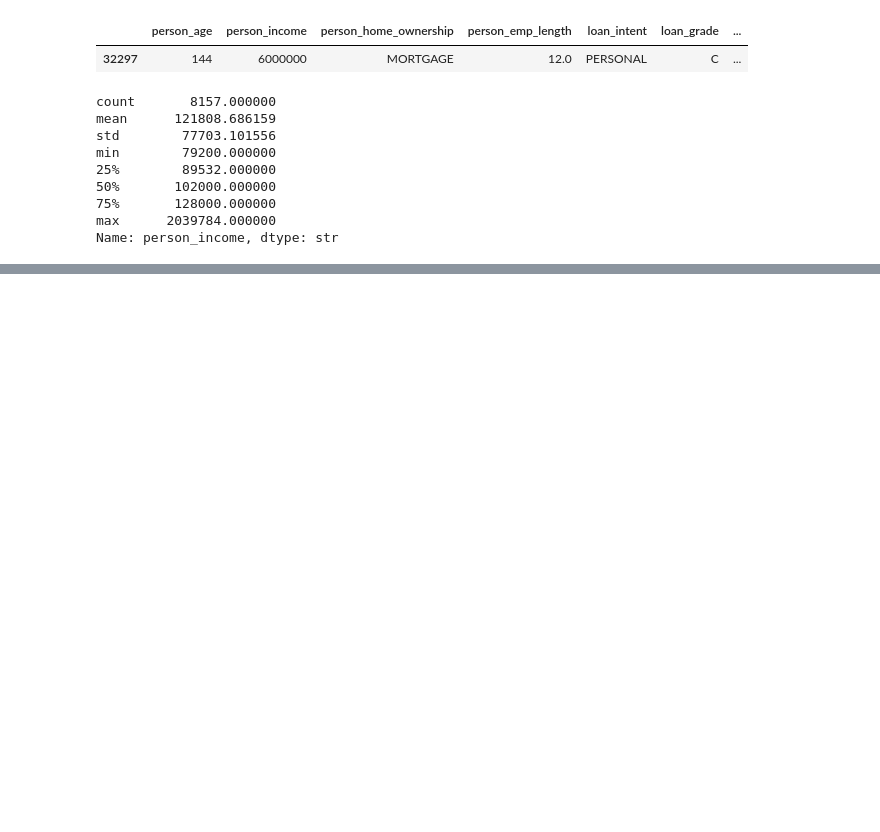
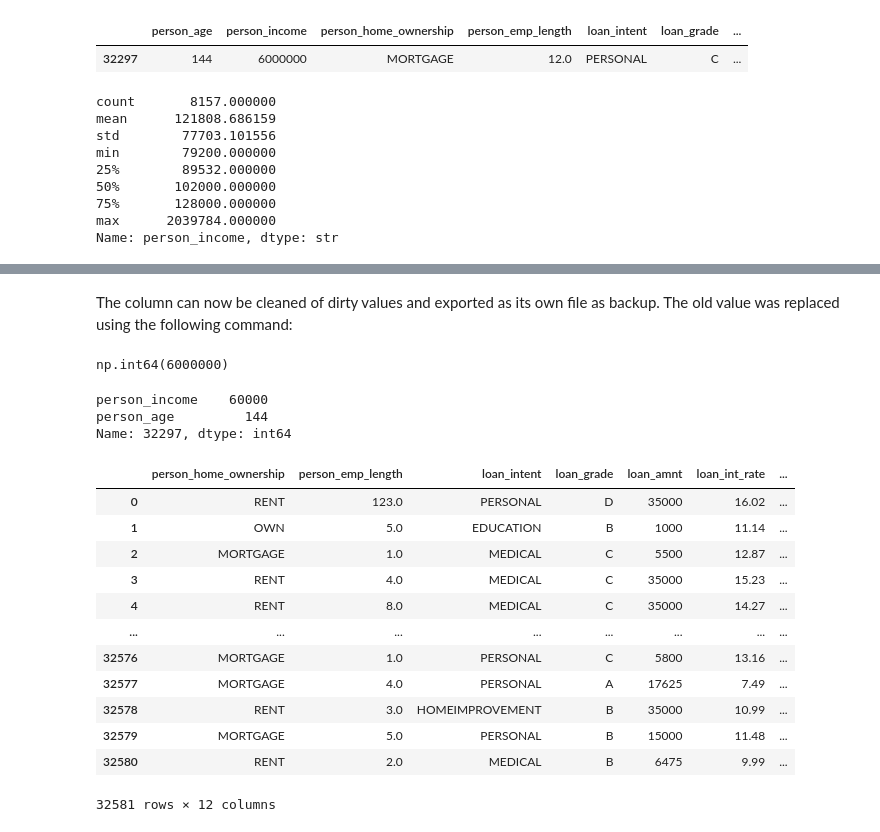
Before and after one commit to Lastlight10/credit_load_risk_data_analysis, a Jupyter notebook: credit_loan.ipynb, the cells around one changed output, grey strips where cells are left out. Cells and saved outputs as stored; diff of their text form; code cells hidden in the pictures; blank space fills up the shorter version.

Commit message:
finished income, home ownership, and started on employment_length data cleaning.

```diff
--- a/credit_loan.ipynb
+++ b/credit_loan.ipynb
@@ -324,0 +361,33 @@ The results shows that the outlier with the income of `6000000` is truly unique
+# %% [markdown]
+The column can now be cleaned of dirty values and exported as its own file as backup. The old value was replaced using the following command:
+# %%
+person_incomes.iloc[32297]
+# %% [output]
+np.int64(6000000)
+# %%
+entry_error = dataset['person_income'] == 6000000
+filtered_incomes = dataset[['person_income','person_age']]
+filtered_incomes.loc[entry_error, 'person_income'] = 60000
+filtered_incomes.iloc[32297]
+# %% [output]
+person_income    60000
+person_age         144
+Name: 32297, dtype: int64
+# %%
+cleaned_dataset = cleaned_dataset.drop(columns=['person_income'])
+cleaned_dataset['Clean_person_income'] = filtered_incomes['person_income']
+cleaned_dataset
+# %% [output]
+|  | person_home_ownership | person_emp_length | loan_intent | loan_grade | loan_amnt | loan_int_rate | ... |
+| 0 | RENT | 123.0 | PERSONAL | D | 35000 | 16.02 | ... |
+| 1 | OWN | 5.0 | EDUCATION | B | 1000 | 11.14 | ... |
+| 2 | MORTGAGE | 1.0 | MEDICAL | C | 5500 | 12.87 | ... |
+| 3 | RENT | 4.0 | MEDICAL | C | 35000 | 15.23 | ... |
+| 4 | RENT | 8.0 | MEDICAL | C | 35000 | 14.27 | ... |
+| ... | ... | ... | ... | ... | ... | ... | ... |
+| 32576 | MORTGAGE | 1.0 | PERSONAL | C | 5800 | 13.16 | ... |
+| 32577 | MORTGAGE | 4.0 | PERSONAL | A | 17625 | 7.49 | ... |
+| 32578 | RENT | 3.0 | HOMEIMPROVEMENT | B | 35000 | 10.99 | ... |
+| 32579 | MORTGAGE | 5.0 | PERSONAL | B | 15000 | 11.48 | ... |
+| 32580 | RENT | 2.0 | MEDICAL | B | 6475 | 9.99 | ... |
+32581 rows × 12 columns
```
Also changed, not shown: parts of 23 cells of this notebook, 2 other files.
